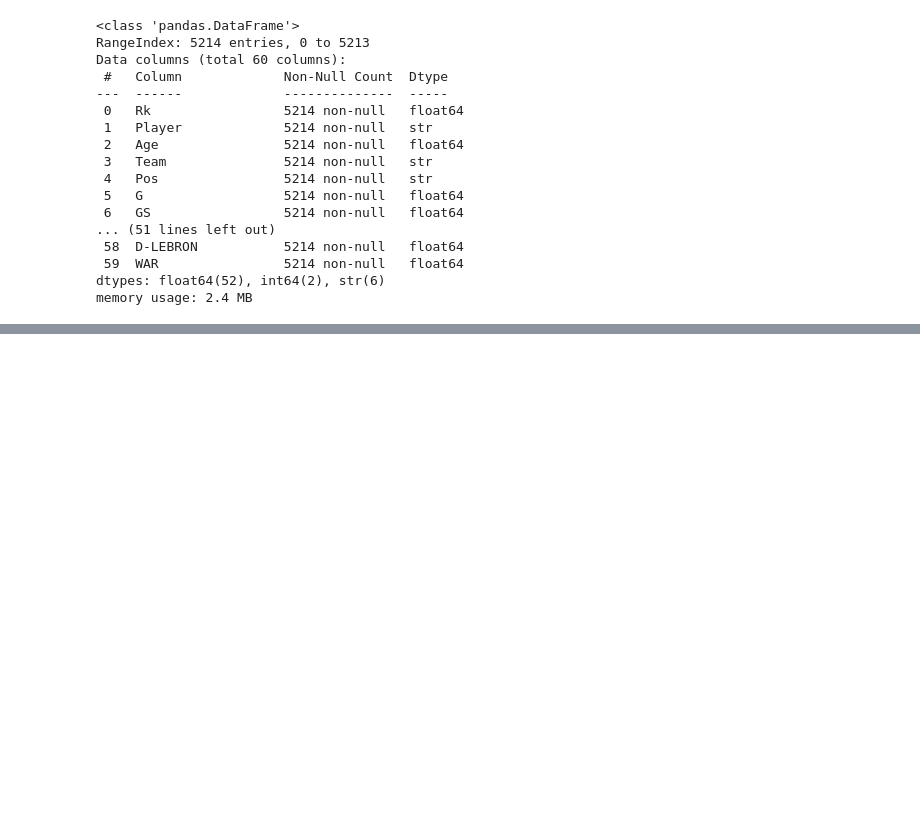
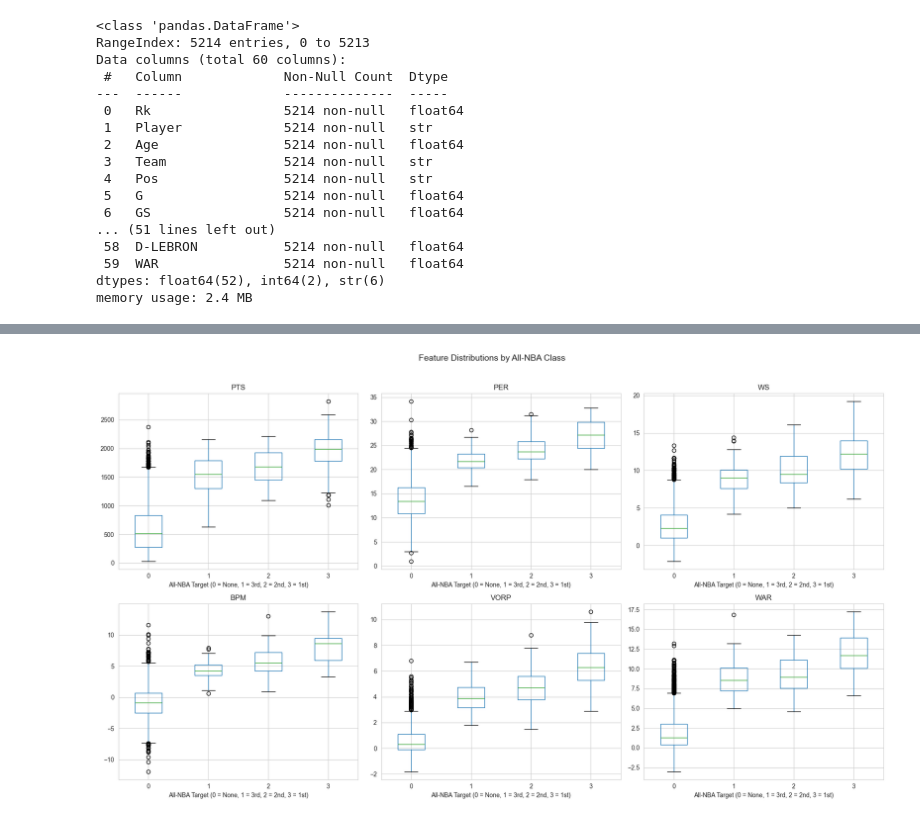
Before and after one commit to Ashilman25/CSE404Project, a Jupyter notebook: logistic_regression.ipynb, the cells around one changed output, grey strips where cells are left out. Drawn from its saved outputs; the diff is of its cells as text; code cells hidden in the pictures; blank space fills up the shorter version.

```diff
--- a/logistic_regression.ipynb
+++ b/logistic_regression.ipynb
@@ -57,0 +169,16 @@ memory usage: 2.4 MB
+# %%
+# Box plots of key features by All-NBA status
+
+fig, axes = plt.subplots(2, 3, figsize = (18, 10))
+plot_features = ['PTS', 'PER', 'WS', 'BPM', 'VORP', 'WAR']
+
+for ax, feat in zip(axes.ravel(), plot_features):
+    df_full.boxplot(column = feat, by = 'All_NBA_Target', ax = ax)
+    ax.set_title(feat)
+    ax.set_xlabel('All-NBA Target (0 = None, 1 = 3rd, 2 = 2nd, 3 = 1st)')
+
+plt.suptitle('Feature Distributions by All-NBA Class', fontsize = 14, y = 1.02)
+plt.tight_layout()
+plt.show()
+# %% [output]
+[figure, added]
```
Also changed, not shown: parts of 12 cells of this notebook.
